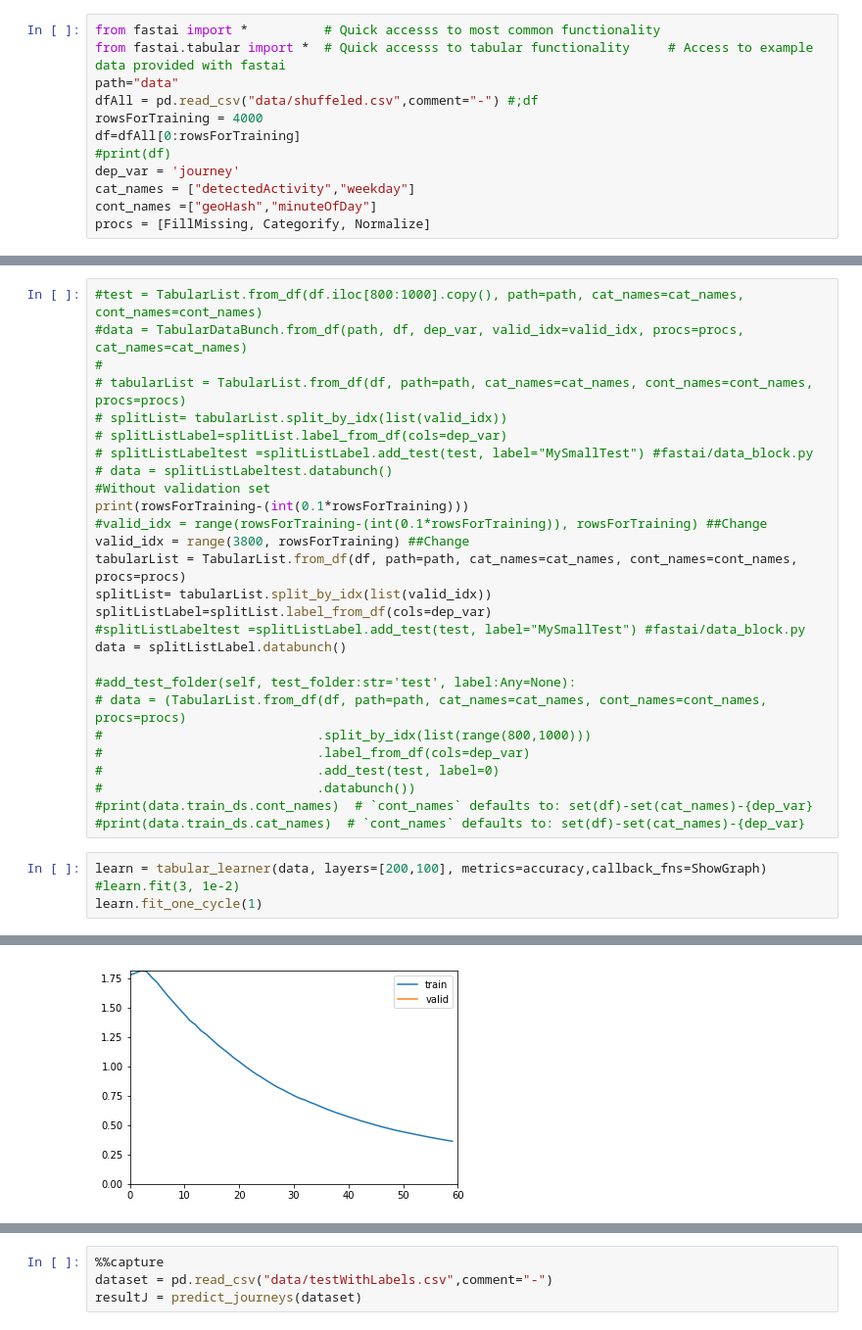
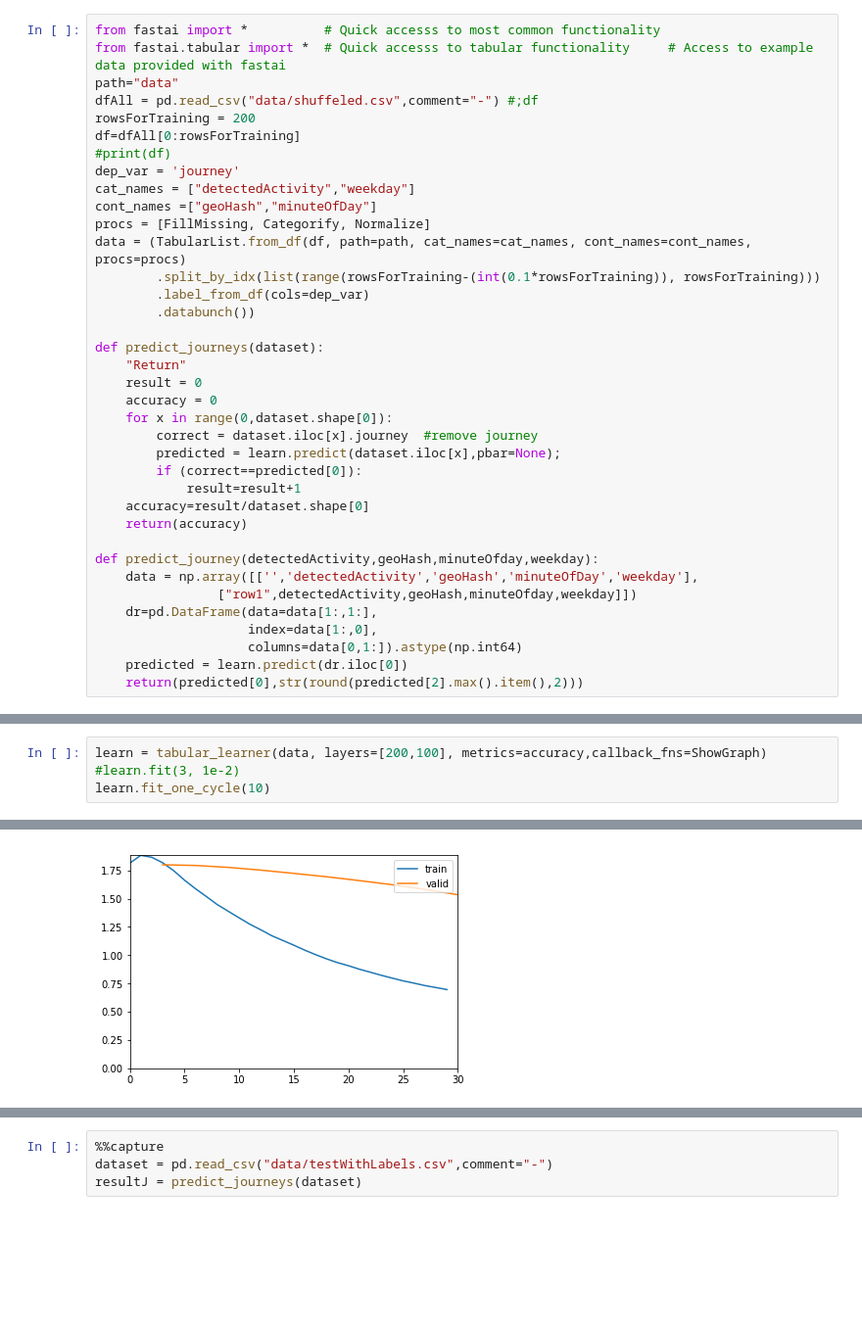
Before and after one commit to k3larra/interactiveML, a Jupyter notebook: Seminar_3/Tabtest.ipynb, the cells around one changed output, grey strips where cells are left out. Shown at 98% size. Saved outputs shown, nothing was run; the diff lists cells and outputs as text; blank space fills up the shorter version.

```diff
--- a/Seminar_3/Tabtest.ipynb
+++ b/Seminar_3/Tabtest.ipynb
@@ -3,10 +3,35 @@ from fastai import *          # Quick accesss to most common functionality
 from fastai.tabular import *  # Quick accesss to tabular functionality     # Access to example data provided with fastai
 path="data"
 dfAll = pd.read_csv("data/shuffeled.csv",comment="-") #;df
-rowsForTraining = 4000
+rowsForTraining = 200
 df=dfAll[0:rowsForTraining]
 #print(df)
 dep_var = 'journey'
 cat_names = ["detectedActivity","weekday"]
 cont_names =["geoHash","minuteOfDay"]
 procs = [FillMissing, Categorify, Normalize]
+data = (TabularList.from_df(df, path=path, cat_names=cat_names, cont_names=cont_names, procs=procs)
+        .split_by_idx(list(range(rowsForTraining-(int(0.1*rowsForTraining)), rowsForTraining)))
+        .label_from_df(cols=dep_var)
+        .databunch())
+
+def predict_journeys(dataset):
+    "Return"
+    result = 0
+    accuracy = 0
+    for x in range(0,dataset.shape[0]):
+        correct = dataset.iloc[x].journey  #remove journey
+        predicted = learn.predict(dataset.iloc[x],pbar=None);
+        if (correct==predicted[0]):
+            result=result+1
+    accuracy=result/dataset.shape[0]
+    return(accuracy)
+
+def predict_journey(detectedActivity,geoHash,minuteOfday,weekday):
+    data = np.array([['','detectedActivity','geoHash','minuteOfDay','weekday'],
+                ["row1",detectedActivity,geoHash,minuteOfday,weekday]])
+    dr=pd.DataFrame(data=data[1:,1:],
+                    index=data[1:,0],
+                    columns=data[0,1:]).astype(np.int64)
+    predicted = learn.predict(dr.iloc[0])
+    return(predicted[0],str(round(predicted[2].max().item(),2)))
@@ -15,32 +38,5 @@ test = TabularList.from_df(df.iloc[30:35].copy(), path=path, cat_names=cat_names
-# %%
-#test = TabularList.from_df(df.iloc[800:1000].copy(), path=path, cat_names=cat_names, cont_names=cont_names)
-#data = TabularDataBunch.from_df(path, df, dep_var, valid_idx=valid_idx, procs=procs, cat_names=cat_names)
-#
-# tabularList = TabularList.from_df(df, path=path, cat_names=cat_names, cont_names=cont_names, procs=procs)
-# splitList= tabularList.split_by_idx(list(valid_idx))
-# splitListLabel=splitList.label_from_df(cols=dep_var)
-# splitListLabeltest =splitListLabel.add_test(test, label="MySmallTest") #fastai/data_block.py
-# data = splitListLabeltest.databunch()
-#Without validation set
-print(rowsForTraining-(int(0.1*rowsForTraining)))
-#valid_idx = range(rowsForTraining-(int(0.1*rowsForTraining)), rowsForTraining) ##Change
-valid_idx = range(3800, rowsForTraining) ##Change
-tabularList = TabularList.from_df(df, path=path, cat_names=cat_names, cont_names=cont_names, procs=procs)
-splitList= tabularList.split_by_idx(list(valid_idx))
-splitListLabel=splitList.label_from_df(cols=dep_var)
-#splitListLabeltest =splitListLabel.add_test(test, label="MySmallTest") #fastai/data_block.py
-data = splitListLabel.databunch()
-
-#add_test_folder(self, test_folder:str='test', label:Any=None):
-# data = (TabularList.from_df(df, path=path, cat_names=cat_names, cont_names=cont_names, procs=procs)
-#                            .split_by_idx(list(range(800,1000)))
-#                            .label_from_df(cols=dep_var)
-#                            .add_test(test, label=0)
-#                            .databunch())
-#print(data.train_ds.cont_names)  # `cont_names` defaults to: set(df)-set(cat_names)-{dep_var}
-#print(data.train_ds.cat_names)  # `cont_names` defaults to: set(df)-set(cat_names)-{dep_var}
 # %%
 learn = tabular_learner(data, layers=[200,100], metrics=accuracy,callback_fns=ShowGraph)
 #learn.fit(3, 1e-2)
-learn.fit_one_cycle(1)
+learn.fit_one_cycle(10)
 # %% [output]
@@ -50 +55 @@ epoch  train_loss  valid_loss  accuracy
-[figure, old version]
+[figure, new version]
```
Also changed, not shown: parts of 11 cells of this notebook, 1 other file.
